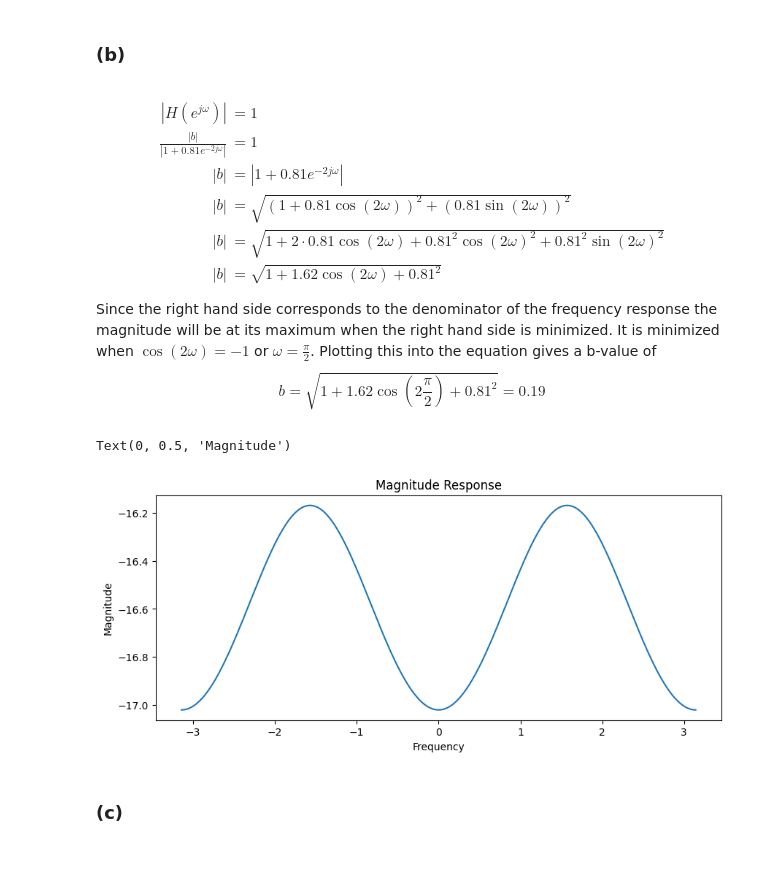
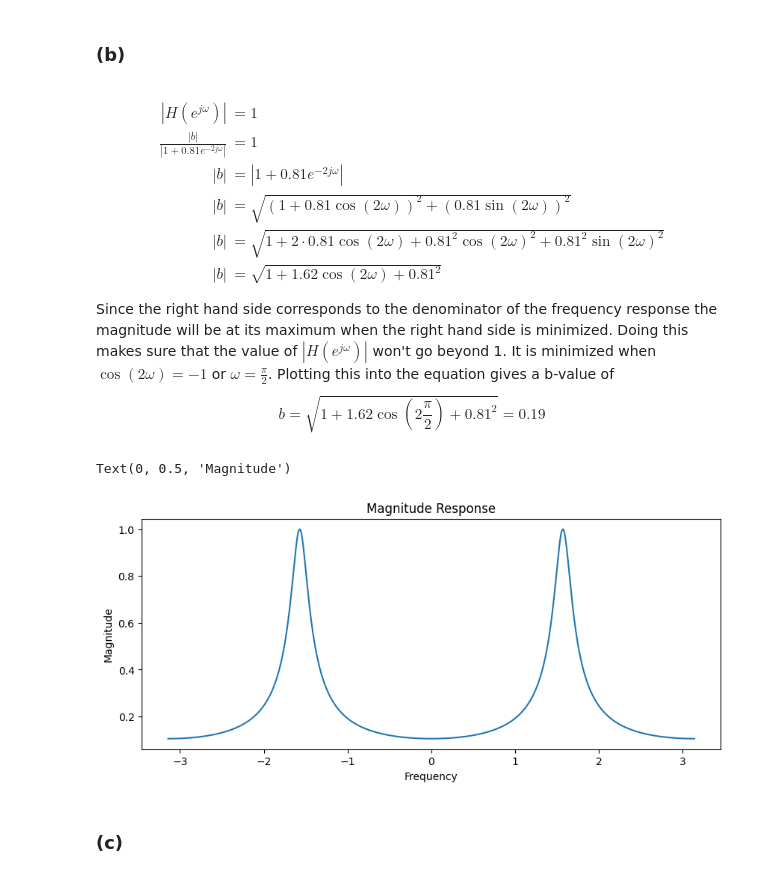
Before and after one commit to Khanrik/UniFolder, a Jupyter notebook: 4. Semester/Diskret-tids signalbehandling/TØ/Uge 6/Uge 6.ipynb, the cells around one changed output. Saved outputs shown, nothing was run; the diff lists cells and outputs as text; code cells hidden in the pictures.

```diff
--- a/4. Semester/Diskret-tids signalbehandling/TØ/Uge 6/Uge 6.ipynb
+++ b/4. Semester/Diskret-tids signalbehandling/TØ/Uge 6/Uge 6.ipynb
@@ -25,20 +25,21 @@ H(e^{ j\omega }) &= \frac{b}{1 + 0.81 e^{ -2j\omega }}, \quad z = e^{j \omega}
 |b| &= \sqrt{ 1 + 1.62 \cos(2\omega) + 0.81^{2} }
 \end{align*}
 
-Since the right hand side corresponds to the denominator of the frequency response the magnitude will be at its maximum when the right hand side is minimized. It is minimized when $\cos(2\omega) = -1$ or $\omega=\frac{\pi}{2}$. Plotting this into the equation gives a b-value of
+Since the right hand side corresponds to the denominator of the frequency response the magnitude will be at its maximum when the right hand side is minimized. Doing this makes sure that the value of $|H(e^{j \omega})|$ won't go beyond 1. It is minimized when $\cos(2\omega) = -1$ or $\omega=\frac{\pi}{2}$. Plotting this into the equation gives a b-value of
 $$
 b = \sqrt{ 1 + 1.62 \cos\left( 2 \frac{\pi}{2} \right) + 0.81^{2} } = 0.19
 $$
 # %%
+b = 0.19
 omega = np.linspace(-np.pi, np.pi, 1000)
-H = 20 * np.log10(0.19/np.sqrt(1 + 0.162 * np.cos(2 * omega) + 0.81**2))
+H = b / (1 + 0.81 * np.exp(-1j * 2 * omega))
 plt.figure(figsize=(10, 4))
-plt.plot(omega, H)
+plt.plot(omega, np.abs(H))
 plt.title("Magnitude Response")
 plt.xlabel("Frequency")
 plt.ylabel("Magnitude")
 # %% [output]
 Text(0, 0.5, 'Magnitude')
-[figure, old version]
+[figure, new version]
 # %% [markdown]
 ### (c)
```
Also changed, not shown: parts of 4 cells of this notebook.
